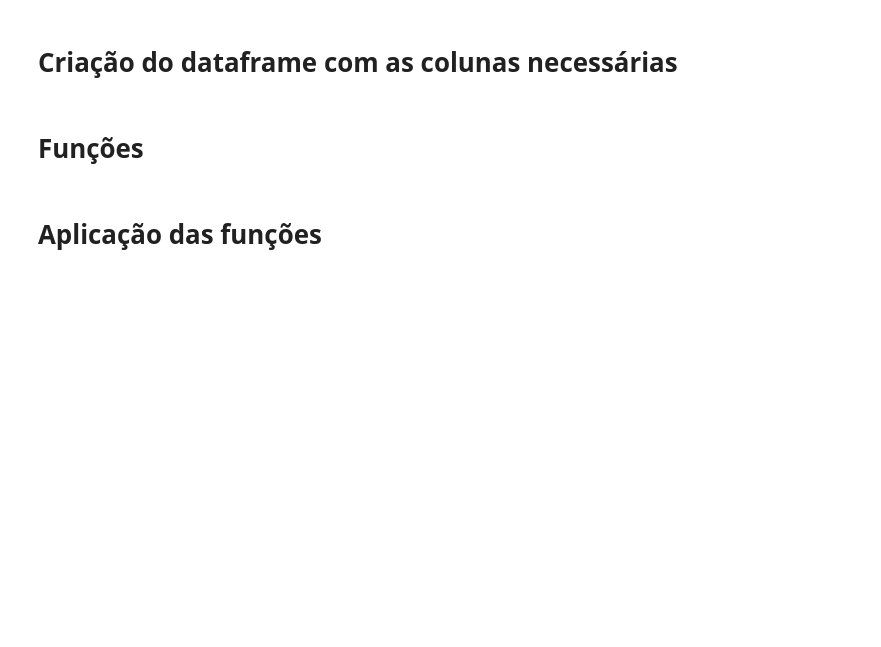
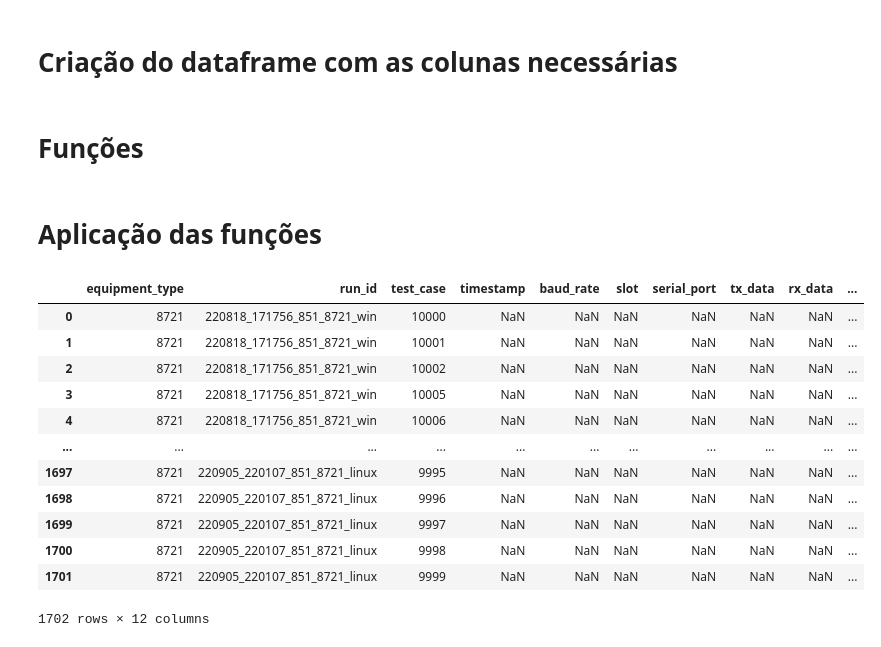
Before and after one commit to mthSolon/logs_ativ, a Jupyter notebook: main.ipynb, the cells around one changed output. Drawn from its saved outputs; the diff is of its cells as text; code cells hidden in the pictures; blank space fills up the shorter version.

```diff
--- a/main.ipynb
+++ b/main.ipynb
@@ -69,7 +66,8 @@ def get_test_case(path: str) -> Dict[str, List[str]]:
     for equipment in logs['equipment_type'].unique():
         for run_id in logs['run_id'].unique():
             files = next(os.walk(f'{path_logs}/{equipment}/{run_id}'))[2]
-            test_cases[run_id] = [file[10:-4] for file in files if file.endswith('.txt', -4)]
+            test_cases[run_id] = [file[10:-4] for file in files
+                                    if file.endswith('.txt', -4) and file != 'seed.txt']
     return test_cases
 # %%
 def open_file(path: str, eq_type: str, run_id: str, test_case: str) -> TextIO:
@@ -132,3 +237,22 @@ def get_timestamp(path: str) -> DefaultDict[str, List[str]]:
 logs['equipment_type'] = get_equipment_type(path_logs)
 # %%
 logs['run_id'] = logs['equipment_type'].map(get_run_ids(path_logs))
+logs = logs.explode('run_id', ignore_index=True)
+# %%
+logs['test_case'] = logs['run_id'].map(get_test_case(path_logs))
+logs = logs.explode('test_case', ignore_index=True)
+logs
+# %% [output]
+|  | equipment_type | run_id | test_case | timestamp | baud_rate | slot | serial_port | tx_data | rx_data | ... |
+| 0 | 8721 | 220818_171756_851_8721_win | 10000 | NaN | NaN | NaN | NaN | NaN | NaN | ... |
+| 1 | 8721 | 220818_171756_851_8721_win | 10001 | NaN | NaN | NaN | NaN | NaN | NaN | ... |
+| 2 | 8721 | 220818_171756_851_8721_win | 10002 | NaN | NaN | NaN | NaN | NaN | NaN | ... |
+| 3 | 8721 | 220818_171756_851_8721_win | 10005 | NaN | NaN | NaN | NaN | NaN | NaN | ... |
+| 4 | 8721 | 220818_171756_851_8721_win | 10006 | NaN | NaN | NaN | NaN | NaN | NaN | ... |
+| ... | ... | ... | ... | ... | ... | ... | ... | ... | ... | ... |
+| 1697 | 8721 | 220905_220107_851_8721_linux | 9995 | NaN | NaN | NaN | NaN | NaN | NaN | ... |
+| 1698 | 8721 | 220905_220107_851_8721_linux | 9996 | NaN | NaN | NaN | NaN | NaN | NaN | ... |
+| 1699 | 8721 | 220905_220107_851_8721_linux | 9997 | NaN | NaN | NaN | NaN | NaN | NaN | ... |
+| 1700 | 8721 | 220905_220107_851_8721_linux | 9998 | NaN | NaN | NaN | NaN | NaN | NaN | ... |
+| 1701 | 8721 | 220905_220107_851_8721_linux | 9999 | NaN | NaN | NaN | NaN | NaN | NaN | ... |
+1702 rows × 12 columns
```
Also changed, not shown: parts of 19 cells of this notebook.
